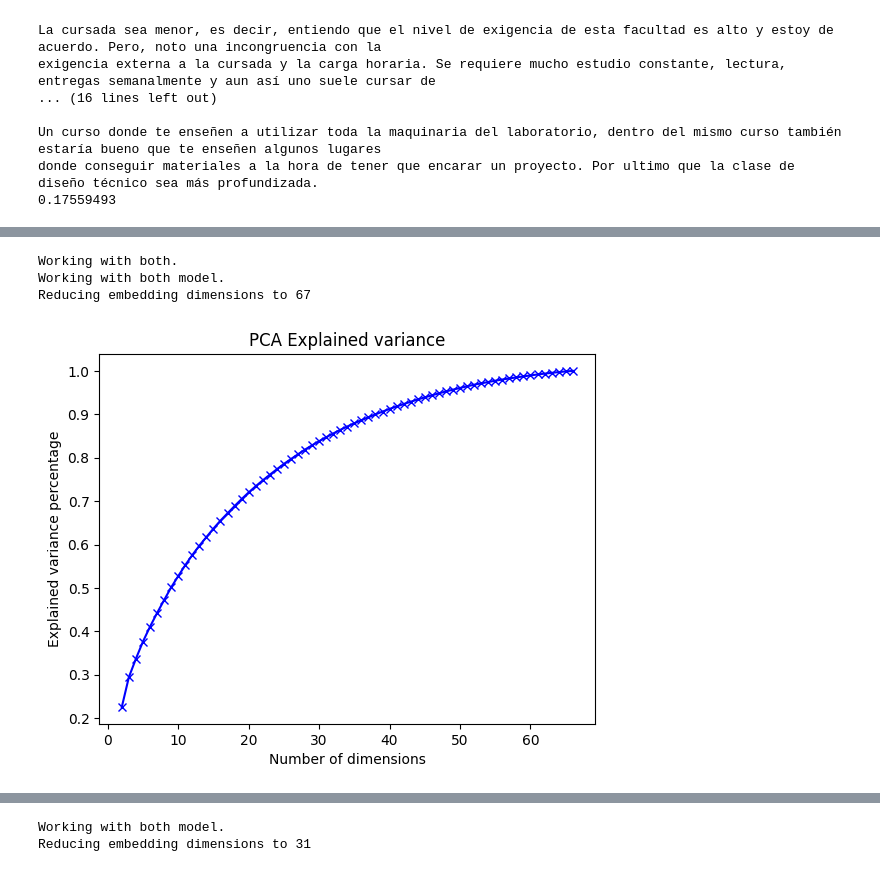
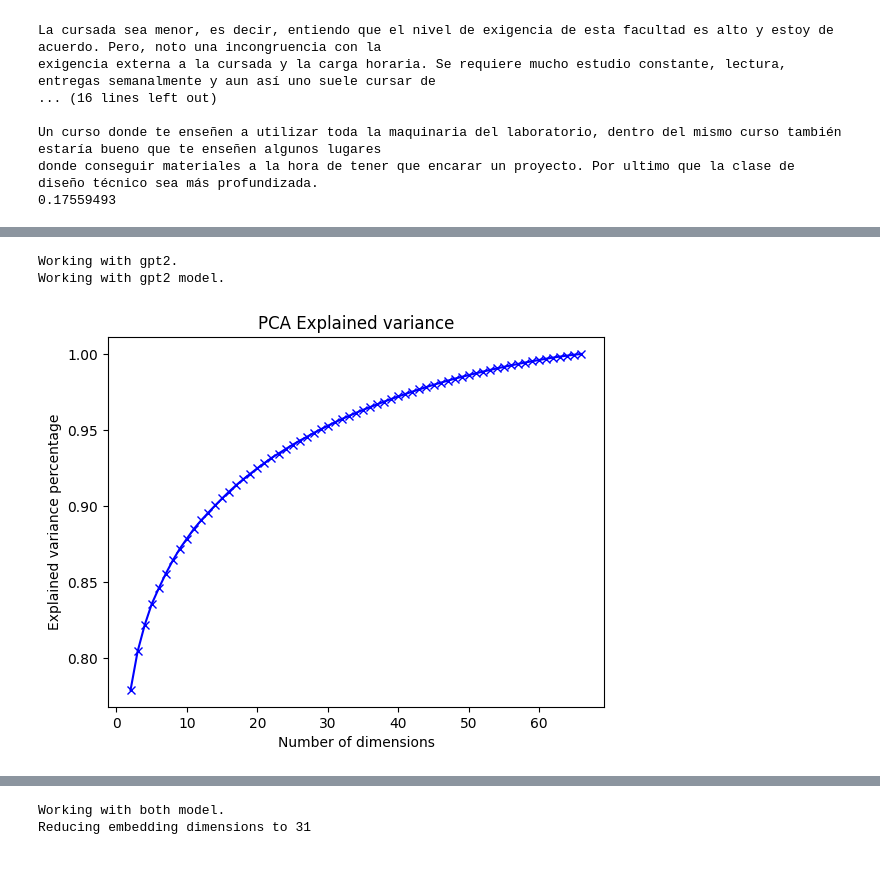
Before and after one commit to felipeaguirre66/PoliticsNLP, a Jupyter notebook: Summarization/pca_summarization.ipynb, the cells around one changed output, grey strips where cells are left out. Drawn from its saved outputs; the diff is of its cells as text; code cells hidden in the pictures.

Commit message:
added gpt2 and bert pre trained models

```diff
--- a/Summarization/pca_summarization.ipynb
+++ b/Summarization/pca_summarization.ipynb
@@ -372,11 +336,16 @@ donde conseguir materiales a la hora de tener que encarar un proyecto. Por ultim
 # %%
-data = df[df['desafio']=='13']['texto'].values
+data = df[df['desafio']=='12']['texto'].values
 
-n_clusters = 5
+n_clusters = 10
 n_pca = 100
 # %%
 pp_object = Preprocess(lemma=False, stopwords=False)
-mrd_kmeans_pca = MostRepresentativeDocs(model_algo='both', cluster_algorithm='kmeans', n_pca=n_pca)
 
-result_kmeans_pca = mrd_kmeans_pca.get_representatives(data, n_clusters=n_clusters, pp_object=pp_object)
+pre_trained_bert = 'mrm8488/spanish-gpt2'
+
+mrd_1 = MostRepresentativeDocs(model_algo='bert',
+                                        pre_trained_bert = pre_trained_bert,
+                                        cluster_algorithm='kmeans', n_pca=n_pca)
+
+result_1 = mrd_1.get_representatives(data, n_clusters=n_clusters, pp_object=pp_object)
 # %% [output]
@@ -385,7 +376,6 @@ Reducing embedding dimensions to 95
 # %%
-mrd_kmeans_pca.elbow_pca_explained_variance(data, pp_object=pp_object)
+mrd_1.elbow_pca_explained_variance(data, pp_object=pp_object)
 # %% [output]
-Working with both.
-Working with both model.
-Reducing embedding dimensions to 67
+Working with gpt2.
+Working with gpt2 model.
-[figure, old version]
+[figure, new version]
```
Also changed, not shown: parts of 17 cells of this notebook, 2 other files.
